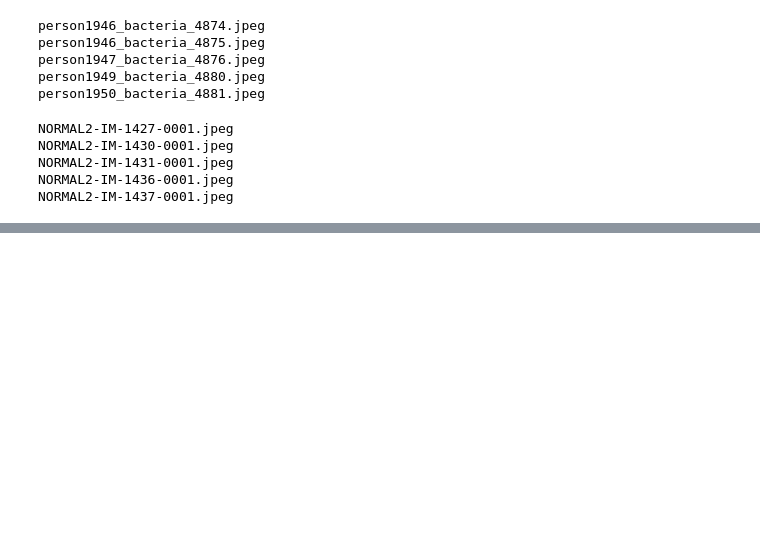
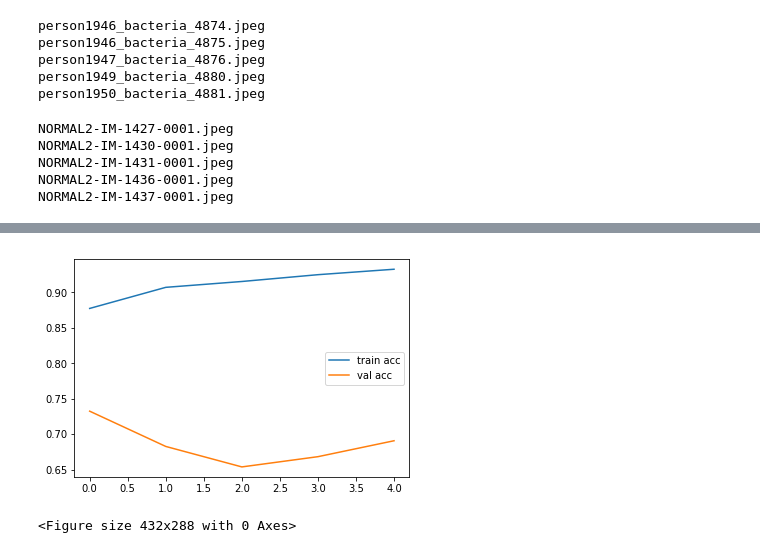
Before and after one commit to jayant2014/pnemumonia-prediction, a Jupyter notebook: Chest_X_Ray_Pneumonia_Detection1.ipynb, the cells around one changed output, grey strips where cells are left out. Saved outputs shown, nothing was run; the diff lists cells and outputs as text; code cells hidden in the pictures; blank space fills up the shorter version.

```diff
--- a/Chest_X_Ray_Pneumonia_Detection1.ipynb
+++ b/Chest_X_Ray_Pneumonia_Detection1.ipynb
@@ -289,0 +398,10 @@ from keras.applications.inception_v3 import InceptionV3
+# %%
+# Plot the accuracy
+plt.plot(r.history['acc'], label='train acc')
+plt.plot(r.history['val_acc'], label='val acc')
+plt.legend()
+plt.show()
+plt.savefig('AccVal_acc_InceptionV3')
+# %% [output]
+[figure, added]
+<Figure size 432x288 with 0 Axes>
```
Also changed, not shown: parts of 17 cells of this notebook.
